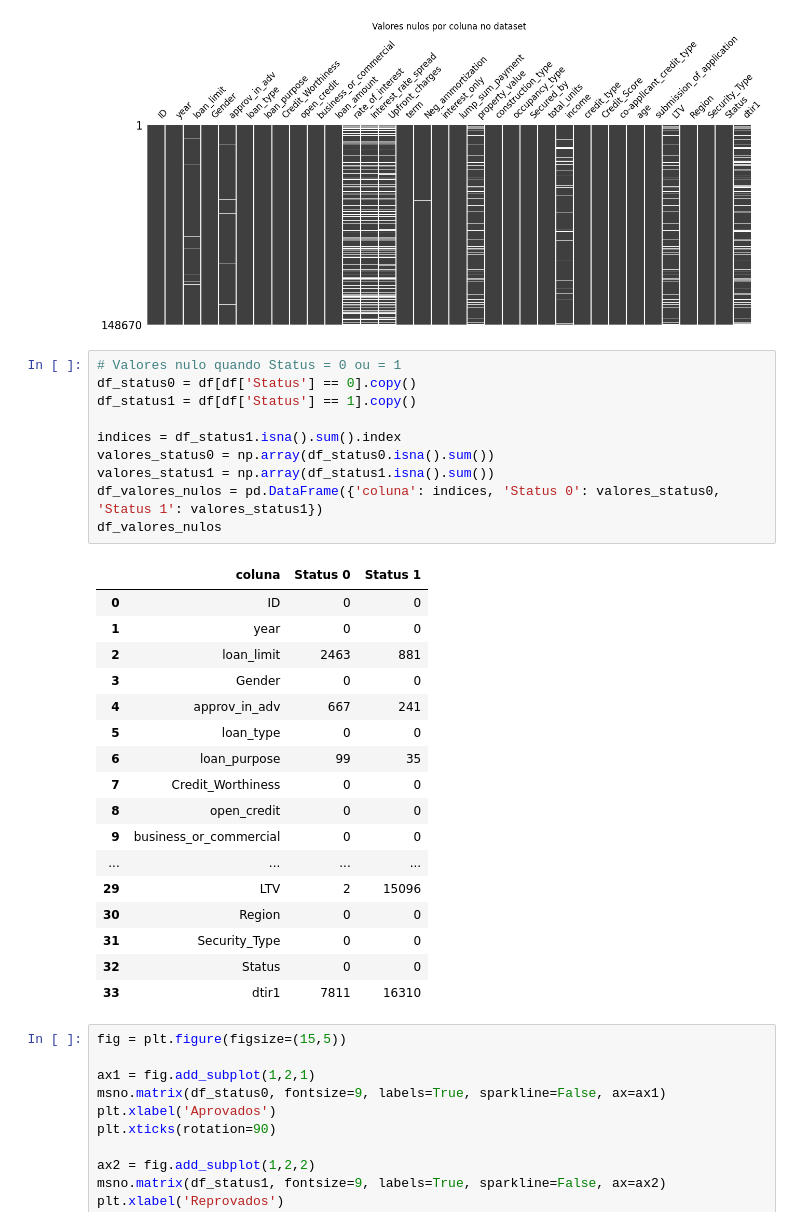
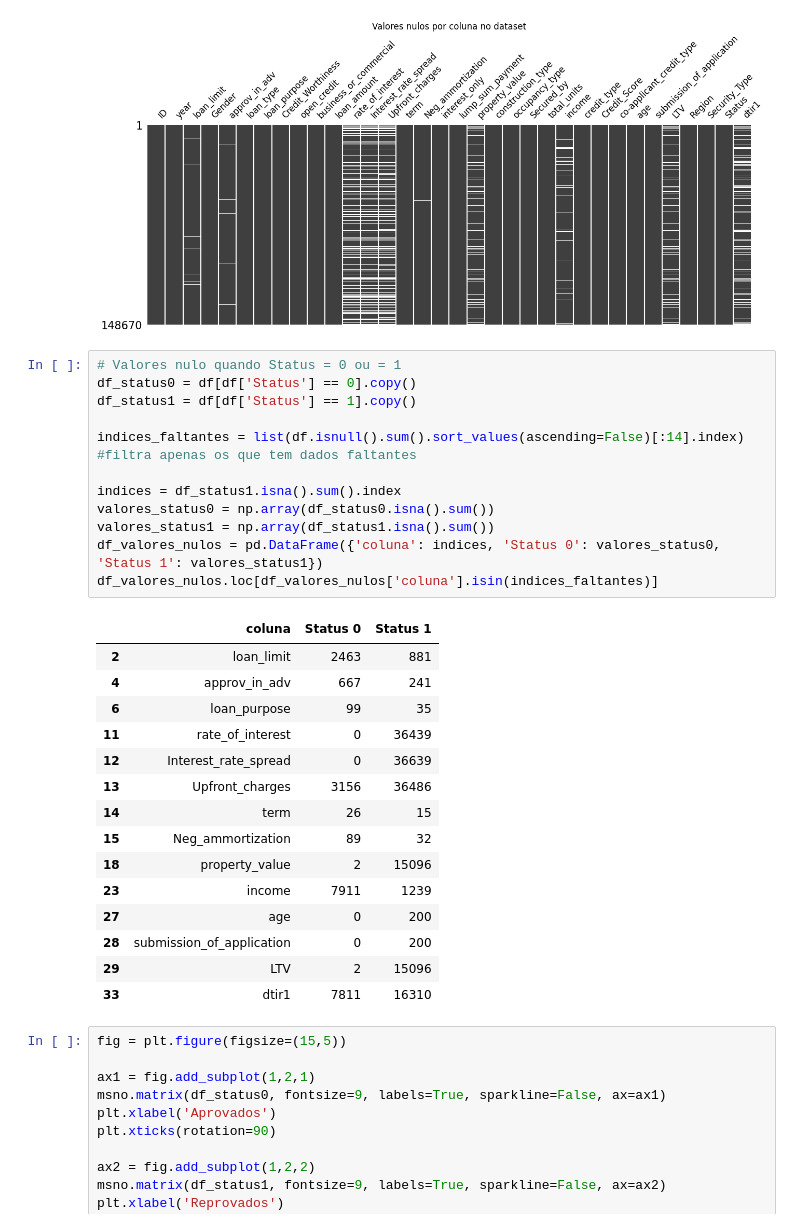
Before and after one commit to fernandobrancher/project_machine_learning_iii, a Jupyter notebook: project_loan_defaulters.ipynb, the cells around one changed output. Saved outputs shown, nothing was run; the diff lists cells and outputs as text.

```diff
--- a/project_loan_defaulters.ipynb
+++ b/project_loan_defaulters.ipynb
@@ -293,30 +293,30 @@ plt.show()
 # %%
 # Valores nulo quando Status = 0 ou = 1
 df_status0 = df[df['Status'] == 0].copy()
 df_status1 = df[df['Status'] == 1].copy()
 
+indices_faltantes = list(df.isnull().sum().sort_values(ascending=False)[:14].index) #filtra apenas os que tem dados faltantes
+
 indices = df_status1.isna().sum().index
 valores_status0 = np.array(df_status0.isna().sum())
 valores_status1 = np.array(df_status1.isna().sum())
 df_valores_nulos = pd.DataFrame({'coluna': indices, 'Status 0': valores_status0, 'Status 1': valores_status1})
-df_valores_nulos
+df_valores_nulos.loc[df_valores_nulos['coluna'].isin(indices_faltantes)]
 # %% [output]
 |  | coluna | Status 0 | Status 1 |
-| 0 | ID | 0 | 0 |
-| 1 | year | 0 | 0 |
 | 2 | loan_limit | 2463 | 881 |
-| 3 | Gender | 0 | 0 |
 | 4 | approv_in_adv | 667 | 241 |
-| 5 | loan_type | 0 | 0 |
 | 6 | loan_purpose | 99 | 35 |
-| 7 | Credit_Worthiness | 0 | 0 |
-| 8 | open_credit | 0 | 0 |
-| 9 | business_or_commercial | 0 | 0 |
-| ... | ... | ... | ... |
+| 11 | rate_of_interest | 0 | 36439 |
+| 12 | Interest_rate_spread | 0 | 36639 |
+| 13 | Upfront_charges | 3156 | 36486 |
+| 14 | term | 26 | 15 |
+| 15 | Neg_ammortization | 89 | 32 |
+| 18 | property_value | 2 | 15096 |
+| 23 | income | 7911 | 1239 |
+| 27 | age | 0 | 200 |
+| 28 | submission_of_application | 0 | 200 |
 | 29 | LTV | 2 | 15096 |
-| 30 | Region | 0 | 0 |
-| 31 | Security_Type | 0 | 0 |
-| 32 | Status | 0 | 0 |
 | 33 | dtir1 | 7811 | 16310 |
 # %%
 fig = plt.figure(figsize=(15,5))
```
Also changed, not shown: parts of 33 cells of this notebook.
